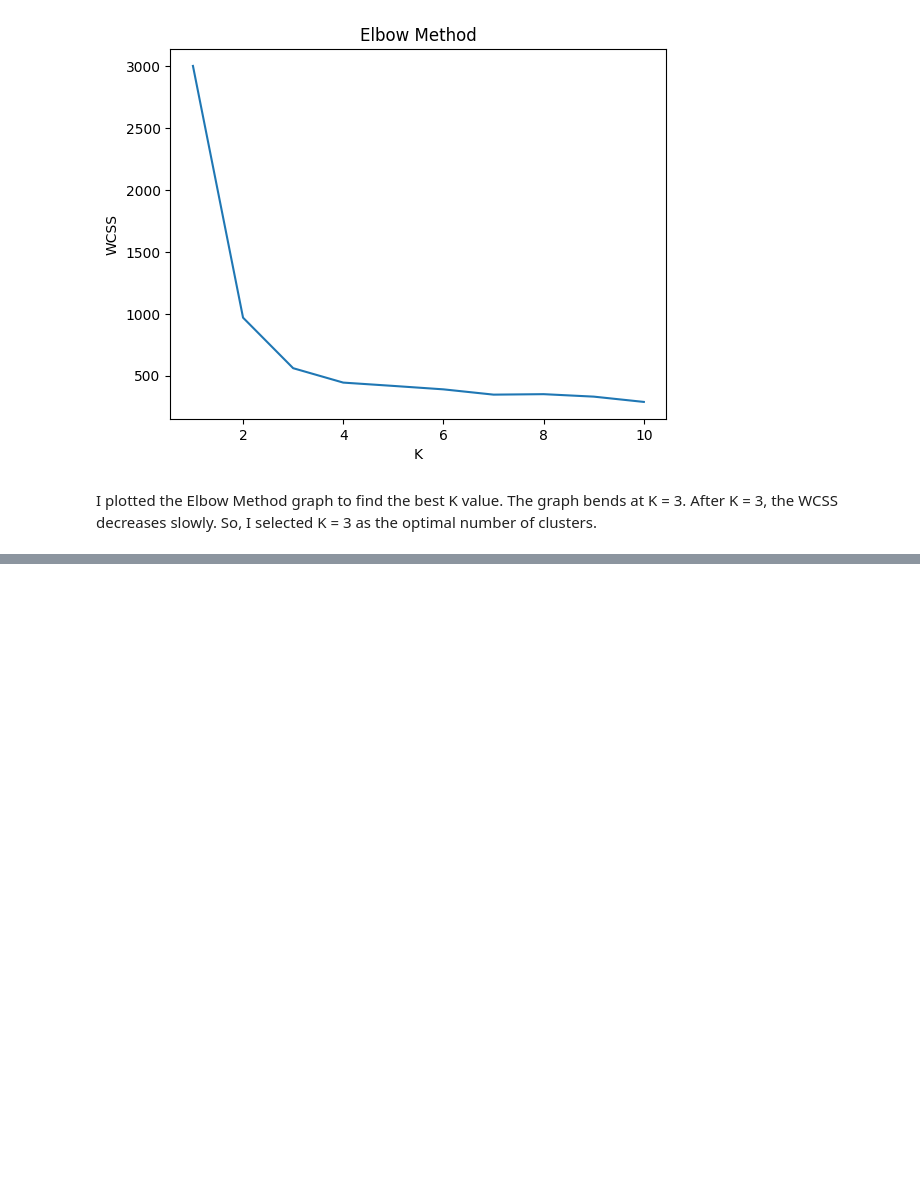
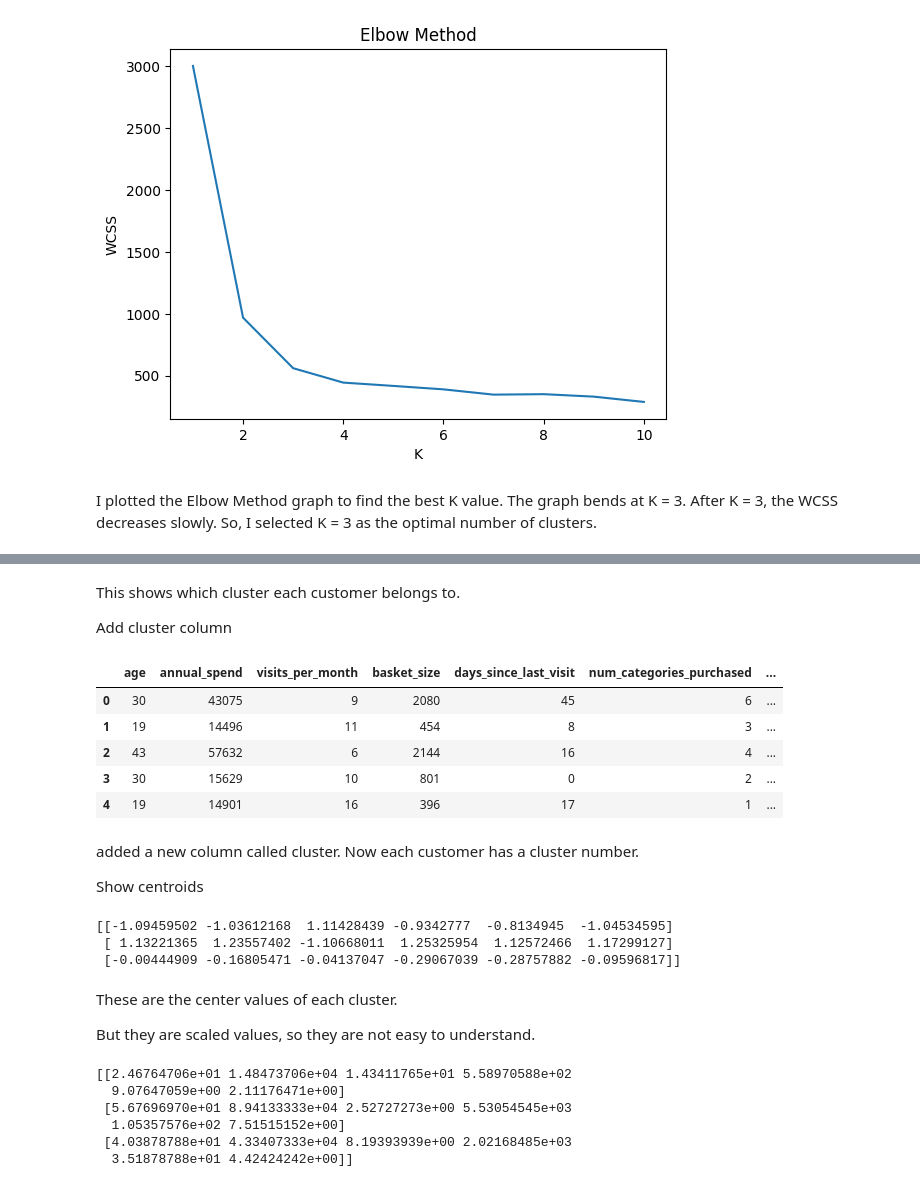
Before and after one commit to dppanchal889/ml-assessment-Dipika-panchal, a Jupyter notebook: part_a/q2_unsupervised.ipynb, the cells around one changed output, grey strips where cells are left out. Drawn from its saved outputs; the diff is of its cells as text; code cells hidden in the pictures; blank space fills up the shorter version.

```diff
--- a/part_a/q2_unsupervised.ipynb
+++ b/part_a/q2_unsupervised.ipynb
@@ -75,0 +78,6 @@ So, I selected K = 3 as the optimal number of clusters.
+# %%
+from sklearn.cluster import KMeans
+
+kmeans = KMeans(n_clusters=3, random_state=42)
+
+kmeans.fit(X_scaled)
@@ -75,0 +89,4 @@ So, I selected K = 3 as the optimal number of clusters.
+# %%
+clusters = kmeans.labels_
+
+print(clusters)
@@ -75,0 +108,43 @@ So, I selected K = 3 as the optimal number of clusters.
+# %% [markdown]
+This shows which cluster each customer belongs to.
+
+Add cluster column
+# %%
+df['cluster'] = clusters
+
+df.head()
+# %% [output]
+|  | age | annual_spend | visits_per_month | basket_size | days_since_last_visit | num_categories_purchased | ... |
+| 0 | 30 | 43075 | 9 | 2080 | 45 | 6 | ... |
+| 1 | 19 | 14496 | 11 | 454 | 8 | 3 | ... |
+| 2 | 43 | 57632 | 6 | 2144 | 16 | 4 | ... |
+| 3 | 30 | 15629 | 10 | 801 | 0 | 2 | ... |
+| 4 | 19 | 14901 | 16 | 396 | 17 | 1 | ... |
+# %% [markdown]
+added a new column called cluster.
+Now each customer has a cluster number.
+
+Show centroids
+# %%
+centroids = kmeans.cluster_centers_
+
+print(centroids)
+# %% [output]
+[[-1.09459502 -1.03612168  1.11428439 -0.9342777  -0.8134945  -1.04534595]
+ [ 1.13221365  1.23557402 -1.10668011  1.25325954  1.12572466  1.17299127]
+ [-0.00444909 -0.16805471 -0.04137047 -0.29067039 -0.28757882 -0.09596817]]
+# %% [markdown]
+These are the center values of each cluster.
+
+But they are scaled values, so they are not easy to understand.
+# %%
+centroids_original = scaler.inverse_transform(centroids)
+
+print(centroids_original)
+# %% [output]
+[[2.46764706e+01 1.48473706e+04 1.43411765e+01 5.58970588e+02
+  9.07647059e+00 2.11176471e+00]
+ [5.67696970e+01 8.94133333e+04 2.52727273e+00 5.53054545e+03
+  1.05357576e+02 7.51515152e+00]
+ [4.03878788e+01 4.33407333e+04 8.19393939e+00 2.02168485e+03
+  3.51878788e+01 4.42424242e+00]]
```
Also changed, not shown: parts of 8 cells of this notebook.
